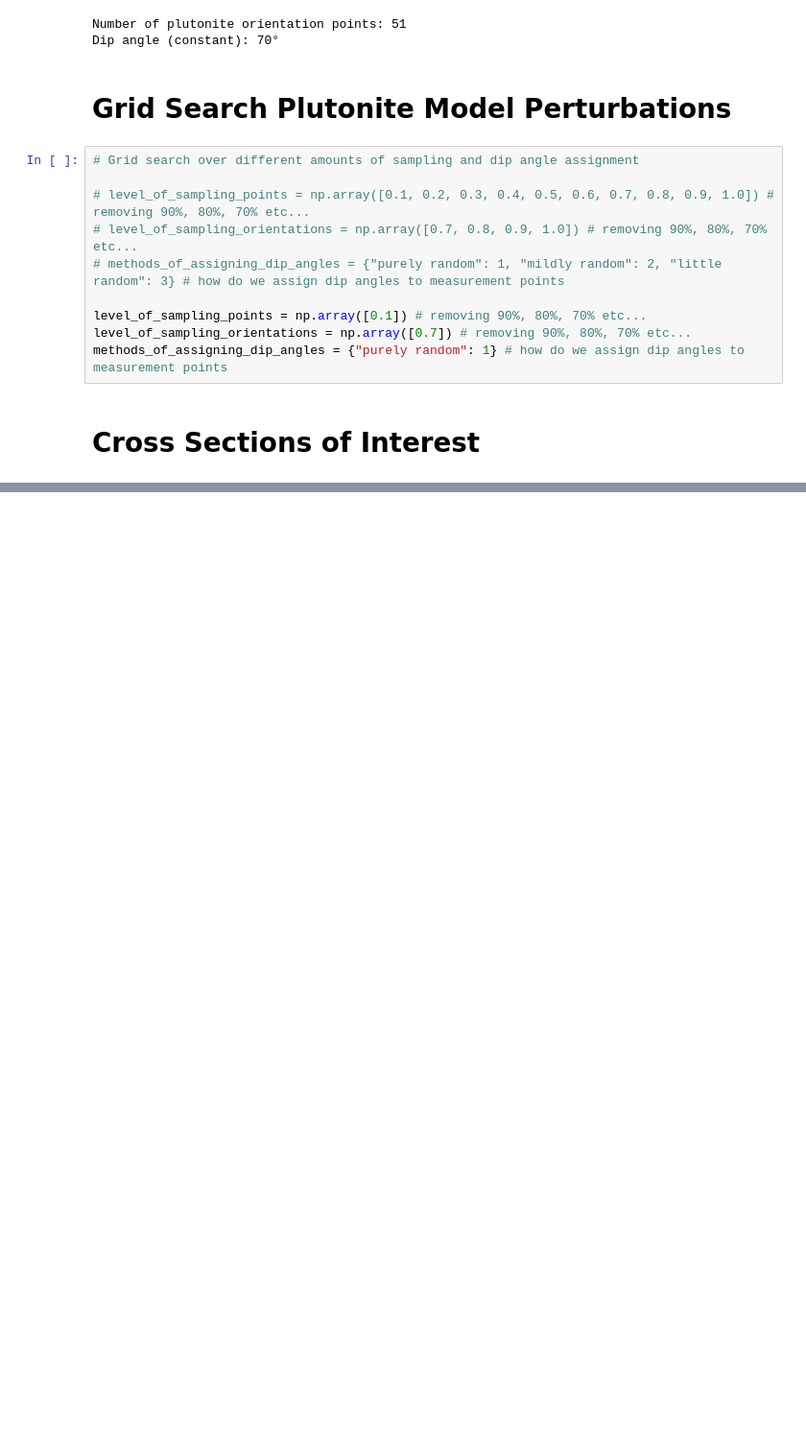
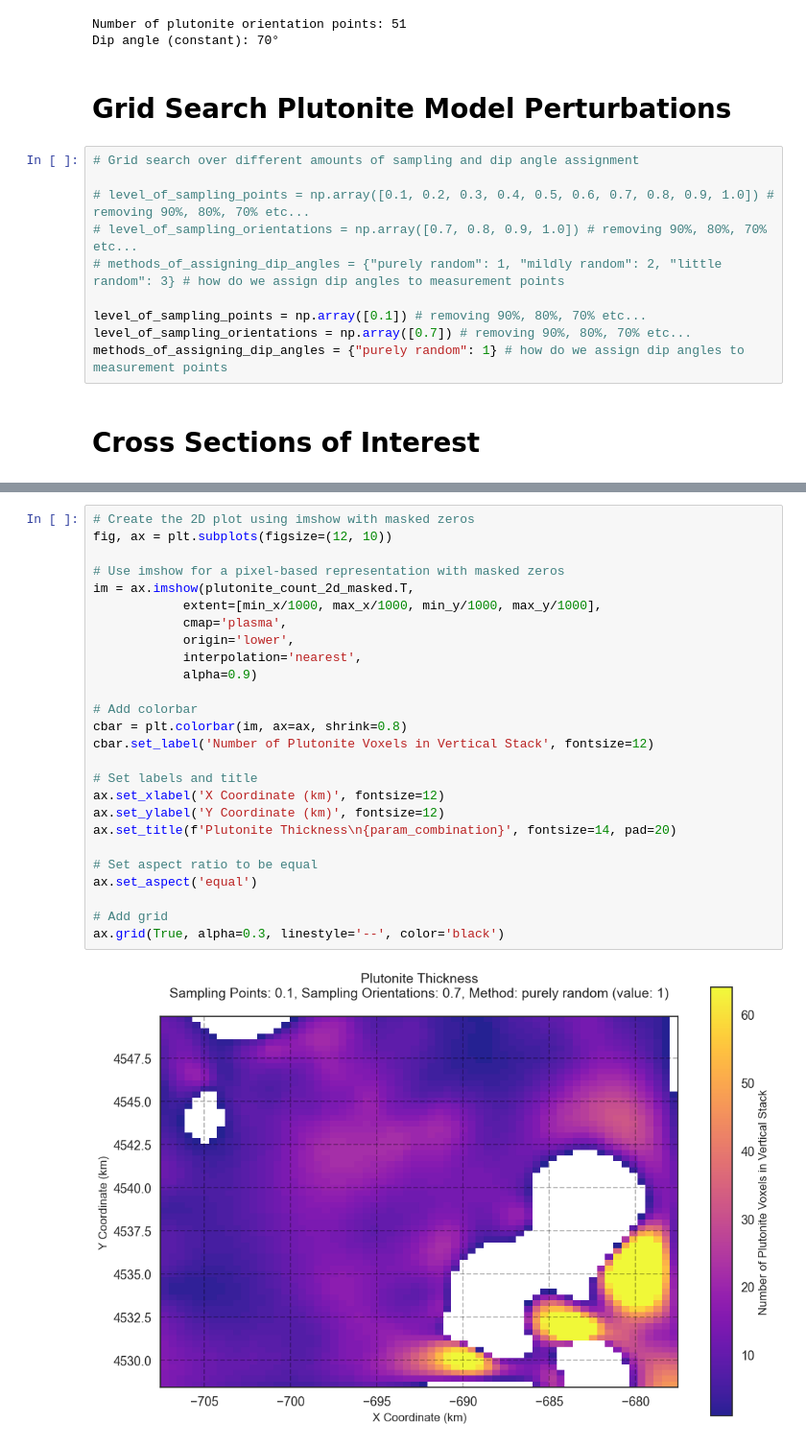
Before and after one commit to terranigma-solutions/Mineye-Terranigma, a Jupyter notebook: GeoModel/plutonite_model_perturbations.ipynb, the cells around one changed output, grey strips where cells are left out. Shown at 96% size. Saved outputs shown, nothing was run; the diff lists cells and outputs as text; blank space fills up the shorter version.

```diff
--- a/GeoModel/plutonite_model_perturbations.ipynb
+++ b/GeoModel/plutonite_model_perturbations.ipynb
@@ -287,0 +418,28 @@ gpv.plot_2d(plutonite_geo_model, section_names=['section1', 'section2', 'section
+# %%
+# Create the 2D plot using imshow with masked zeros
+fig, ax = plt.subplots(figsize=(12, 10))
+
+# Use imshow for a pixel-based representation with masked zeros
+im = ax.imshow(plutonite_count_2d_masked.T,
+            extent=[min_x/1000, max_x/1000, min_y/1000, max_y/1000],
+            cmap='plasma',
+            origin='lower',
+            interpolation='nearest',
+            alpha=0.9)
+
+# Add colorbar
+cbar = plt.colorbar(im, ax=ax, shrink=0.8)
+cbar.set_label('Number of Plutonite Voxels in Vertical Stack', fontsize=12)
+
+# Set labels and title
+ax.set_xlabel('X Coordinate (km)', fontsize=12)
+ax.set_ylabel('Y Coordinate (km)', fontsize=12)
+ax.set_title(f'Plutonite Thickness\n{param_combination}', fontsize=14, pad=20)
+
+# Set aspect ratio to be equal
+ax.set_aspect('equal')
+
+# Add grid
+ax.grid(True, alpha=0.3, linestyle='--', color='black')
+# %% [output]
+[figure, added]
```
Also changed, not shown: parts of 11 cells of this notebook, 4 other files.
